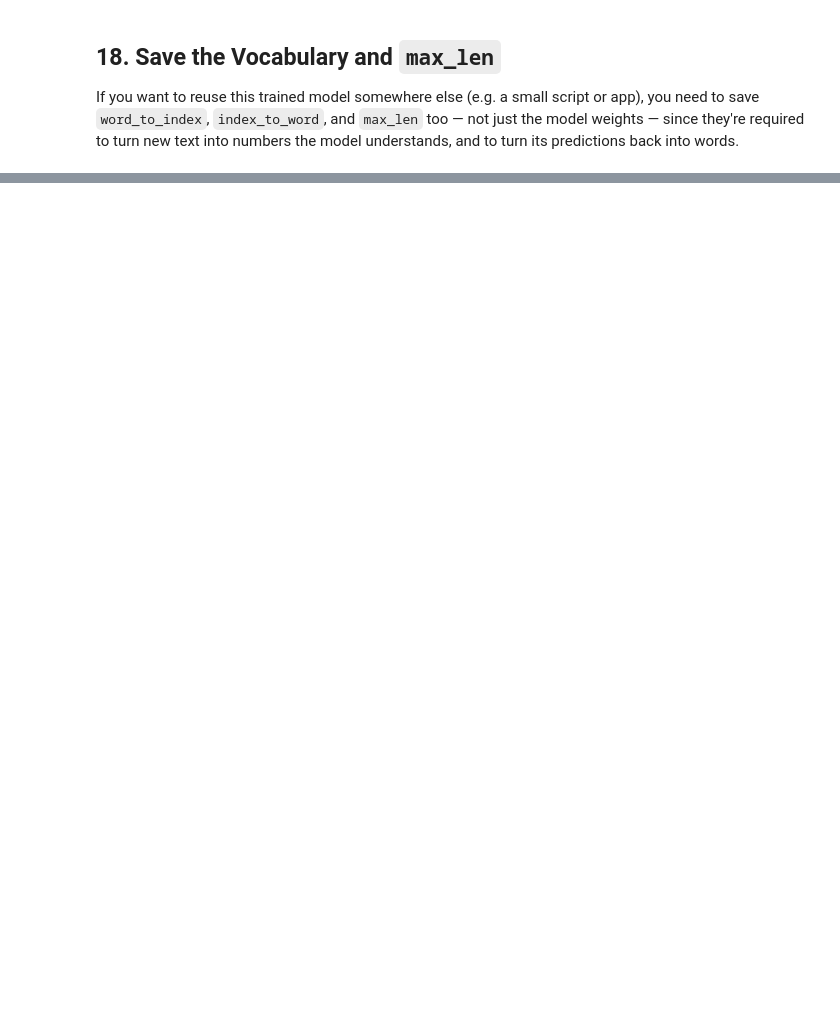
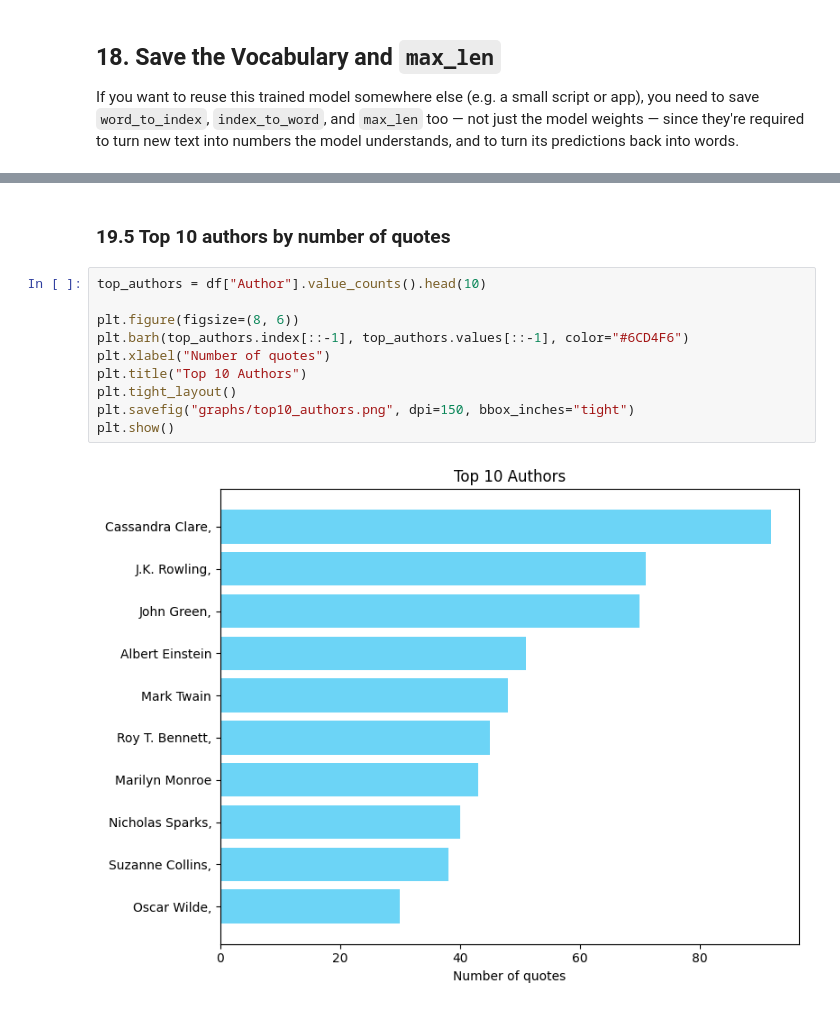
Before and after one commit to Rohit-coder-py/AI-Engineering-Notebooks, a Jupyter notebook: 𝗗𝗲𝗲𝗽 𝗟𝗲𝗮𝗿𝗻𝗶𝗻𝗴 𝗣𝗿𝗼𝗷𝗲𝗰𝘁𝘀/RNN Projects/Sentence Auto Completer Bot/notebook/quote_next_word_predictor.ipynb, the cells around one changed output, grey strips where cells are left out. Cells and saved outputs as stored; diff of their text form; blank space fills up the shorter version.

```diff
--- a/𝗗𝗲𝗲𝗽 𝗟𝗲𝗮𝗿𝗻𝗶𝗻𝗴 𝗣𝗿𝗼𝗷𝗲𝗰𝘁𝘀/RNN Projects/Sentence Auto Completer Bot/notebook/quote_next_word_predictor.ipynb
+++ b/𝗗𝗲𝗲𝗽 𝗟𝗲𝗮𝗿𝗻𝗶𝗻𝗴 𝗣𝗿𝗼𝗷𝗲𝗰𝘁𝘀/RNN Projects/Sentence Auto Completer Bot/notebook/quote_next_word_predictor.ipynb
@@ -455,0 +591,14 @@ with open("max_len.pkl", "wb") as f:
+# %% [markdown]
+### 19.5 Top 10 authors by number of quotes
+# %%
+top_authors = df["Author"].value_counts().head(10)
+
+plt.figure(figsize=(8, 6))
+plt.barh(top_authors.index[::-1], top_authors.values[::-1], color="#6CD4F6")
+plt.xlabel("Number of quotes")
+plt.title("Top 10 Authors")
+plt.tight_layout()
+plt.savefig("graphs/top10_authors.png", dpi=150, bbox_inches="tight")
+plt.show()
+# %% [output]
+[figure, added]
```
Also changed, not shown: parts of 25 cells of this notebook, 19 other files.
